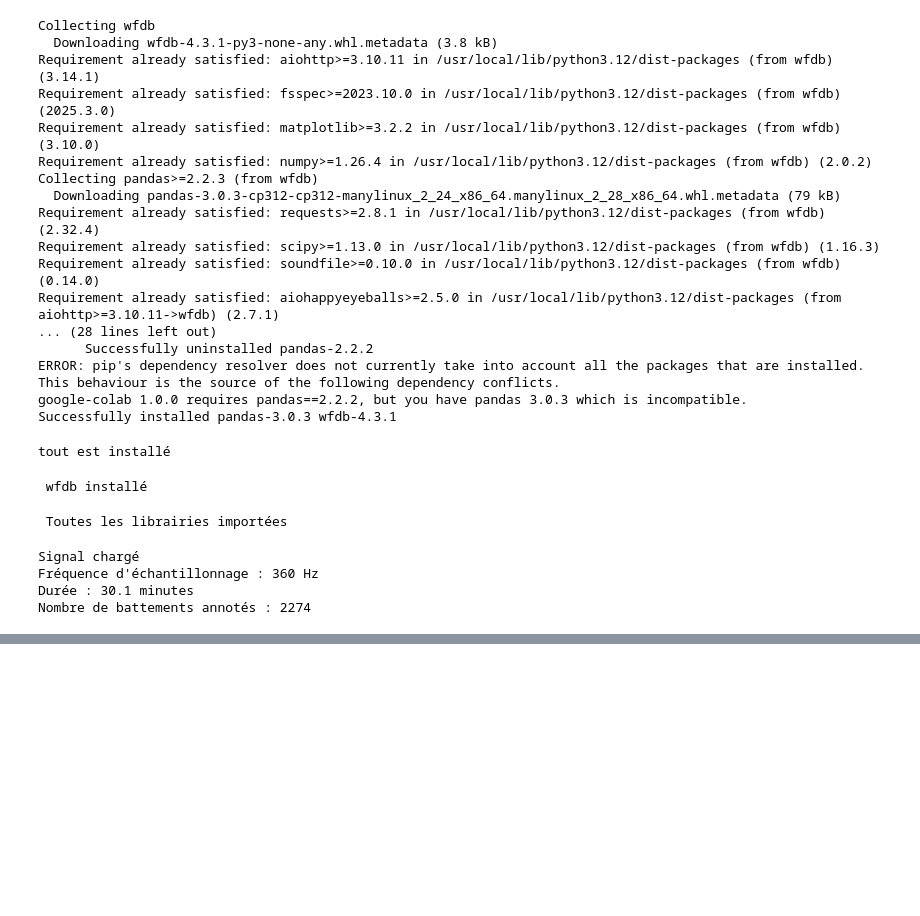
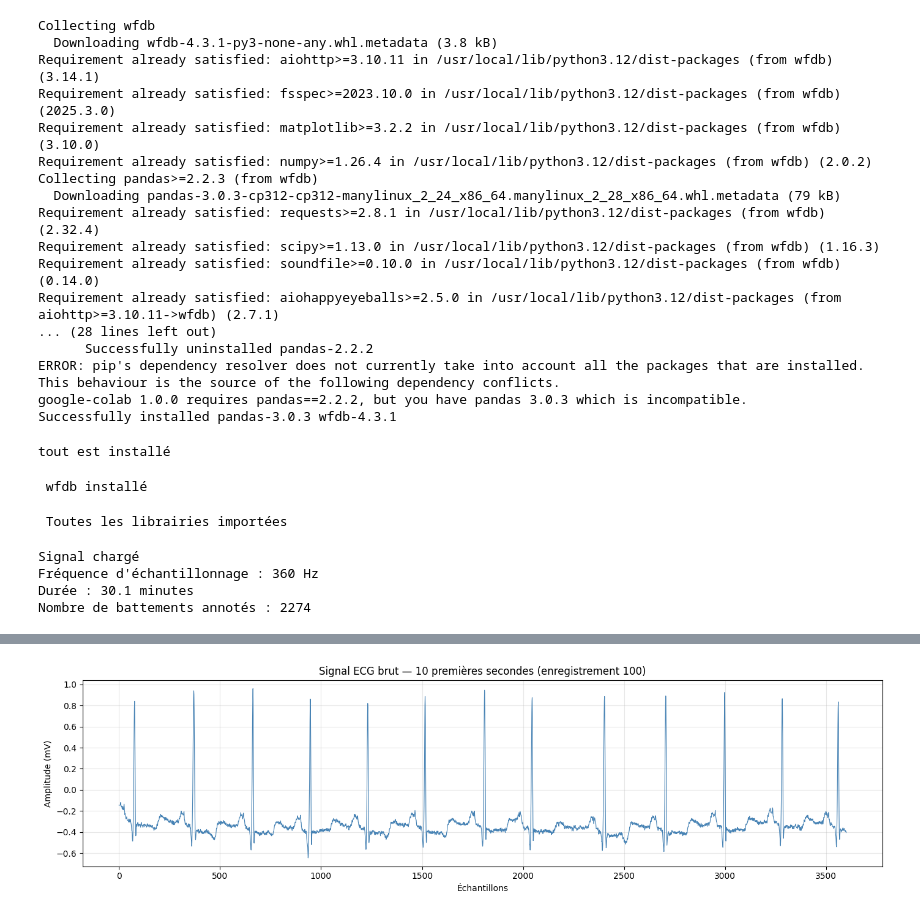
Before and after one commit to JotiNARINDER/ecg-arrhythmia-classification, a Jupyter notebook: ECG_Classification.ipynb, the cells around one changed output, grey strips where cells are left out. Drawn from its saved outputs; the diff is of its cells as text; code cells hidden in the pictures; blank space fills up the shorter version.

Commit message:
Créé à l'aide de Colab + 10 premières secondes du signal + 20 premiers battements

```diff
--- a/ECG_Classification.ipynb
+++ b/ECG_Classification.ipynb
@@ -63,0 +92,17 @@ Nombre de battements annotés : 2274
+# %%
+record = wfdb.rdrecord('./mitdb_data/100')
+annotation = wfdb.rdann('./mitdb_data/100', 'atr')
+
+fs = record.fs
+signal = record.p_signal[:, 0]
+
+plt.figure(figsize=(14, 4))
+plt.plot(signal[:fs*10], color='steelblue', linewidth=0.8)
+plt.title("Signal ECG brut — 10 premières secondes (enregistrement 100)")
+plt.xlabel("Échantillons")
+plt.ylabel("Amplitude (mV)")
+plt.grid(True, alpha=0.3)
+plt.tight_layout()
+plt.show()
+# %% [output]
+[figure, added]
```
Also changed, not shown: parts of 2 cells of this notebook.
